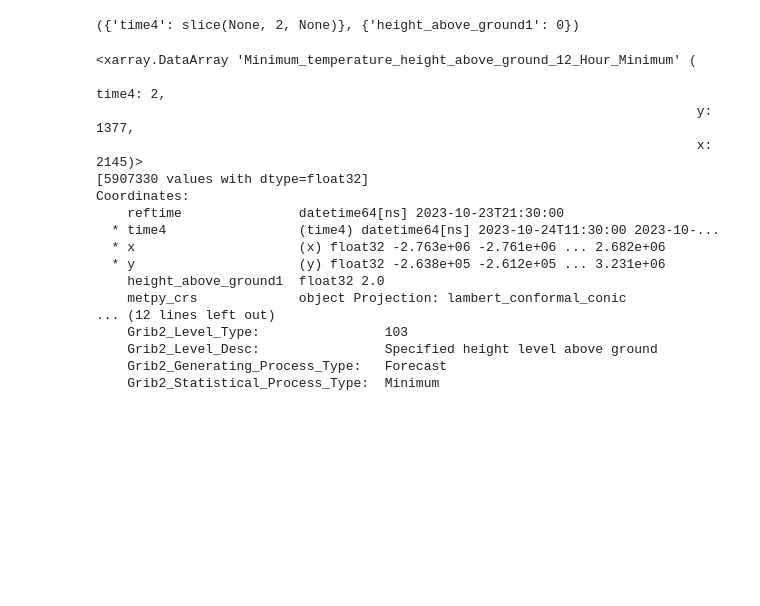
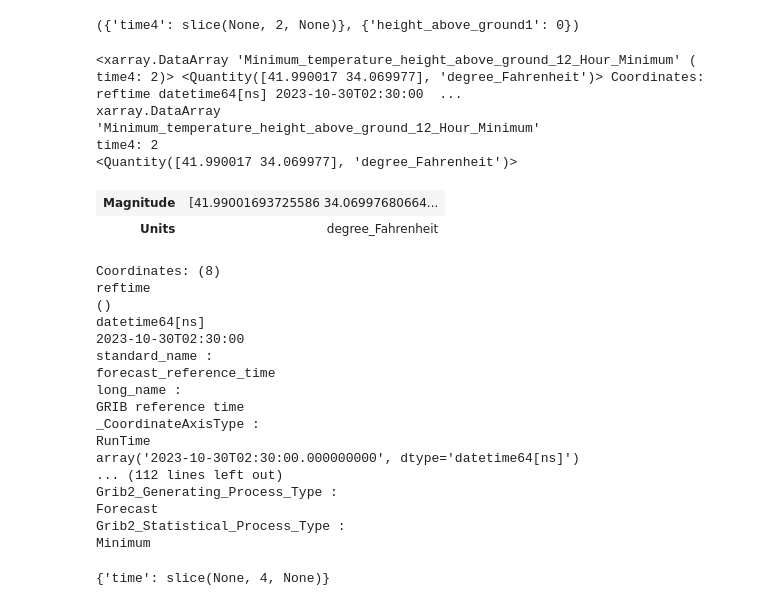
Before and after one commit to ktyle/DAESWeb, a Jupyter notebook: Forecast.ipynb, the cells around one changed output. Saved outputs shown, nothing was run; the diff lists cells and outputs as text; code cells hidden in the pictures; blank space fills up the shorter version.

```diff
--- a/Forecast.ipynb
+++ b/Forecast.ipynb
@@ -151,33 +141,43 @@ Coordinates:
+# %%
+forecastMin = min_temp.isel(x = siteXidx, y = siteYidx).isel()
 # %%
-timeDim_min, vertDim_min = min_temp.metpy.time.name, min_temp.metpy.vertical.name
-timeDim_min, vertDim_min
+timeDimMin, vertDimMin = forecastMin.metpy.time.name, forecastMin.metpy.vertical.name
+timeDimMin, vertDimMin
 # %% [output]
 ('time4', 'height_above_ground1')
 # %%
-timeDict = {timeDim_min: idxTime}
-vertDict = {vertDim_min: idxVert}
+timeDictMin = {timeDimMin: idxTimeTemp}
+vertDictMin = {vertDimMin: idxVertTemp}
 
-timeDict, vertDict
+timeDictMin, vertDictMin
 # %% [output]
 ({'time4': slice(None, 2, None)}, {'height_above_ground1': 0})
 # %%
-min_temp = min_temp.isel(vertDict).isel(timeDict)
-min_temp
+forecastMin = forecastMin.isel(vertDictMin).isel(timeDictMin)
+forecastMin = forecastMin.metpy.convert_units('degF')
+forecastMin
 # %% [output]
-<xarray.DataArray 'Minimum_temperature_height_above_ground_12_Hour_Minimum' (
-                                                                             time4: 2,
-                                                                             y: 1377,
-                                                                             x: 2145)>
-[5907330 values with dtype=float32]
-Coordinates:
-    reftime               datetime64[ns] 2023-10-23T21:30:00
-  * time4                 (time4) datetime64[ns] 2023-10-24T11:30:00 2023-10-...
-  * x                     (x) float32 -2.763e+06 -2.761e+06 ... 2.682e+06
-  * y                     (y) float32 -2.638e+05 -2.612e+05 ... 3.231e+06
-    height_above_ground1  float32 2.0
-    metpy_crs             object Projection: lambert_conformal_conic
-... (12 lines left out)
-    Grib2_Level_Type:                103
-    Grib2_Level_Desc:                Specified height level above ground
-    Grib2_Generating_Process_Type:   Forecast
-    Grib2_Statistical_Process_Type:  Minimum
+<xarray.DataArray 'Minimum_temperature_height_above_ground_12_Hour_Minimum' ( time4: 2)> <Quantity([41.990017 34.069977], 'degree_Fahrenheit')> Coordinates: reftime datetime64[ns] 2023-10-30T02:30:00  ...
+xarray.DataArray
+'Minimum_temperature_height_above_ground_12_Hour_Minimum'
+time4: 2
+<Quantity([41.990017 34.069977], 'degree_Fahrenheit')>
+| Magnitude | [41.99001693725586 34.06997680664... |
+| Units | degree_Fahrenheit |
+Coordinates: (8)
+reftime
+()
+datetime64[ns]
+2023-10-30T02:30:00
+standard_name :
+forecast_reference_time
+long_name :
+GRIB reference time
+_CoordinateAxisType :
+RunTime
+array('2023-10-30T02:30:00.000000000', dtype='datetime64[ns]')
+... (112 lines left out)
+Grib2_Generating_Process_Type :
+Forecast
+Grib2_Statistical_Process_Type :
+Minimum
@@ -183,0 +190,8 @@ Coordinates:
+# %%
+idxTimeFull = slice(None, 4) # First 4 times
+
+timeDictPrecip = {timeDimPrecip: idxTimeFull}
+
+timeDictPrecip
+# %% [output]
+{'time': slice(None, 4, None)}
```
Also changed, not shown: parts of 23 cells of this notebook.
